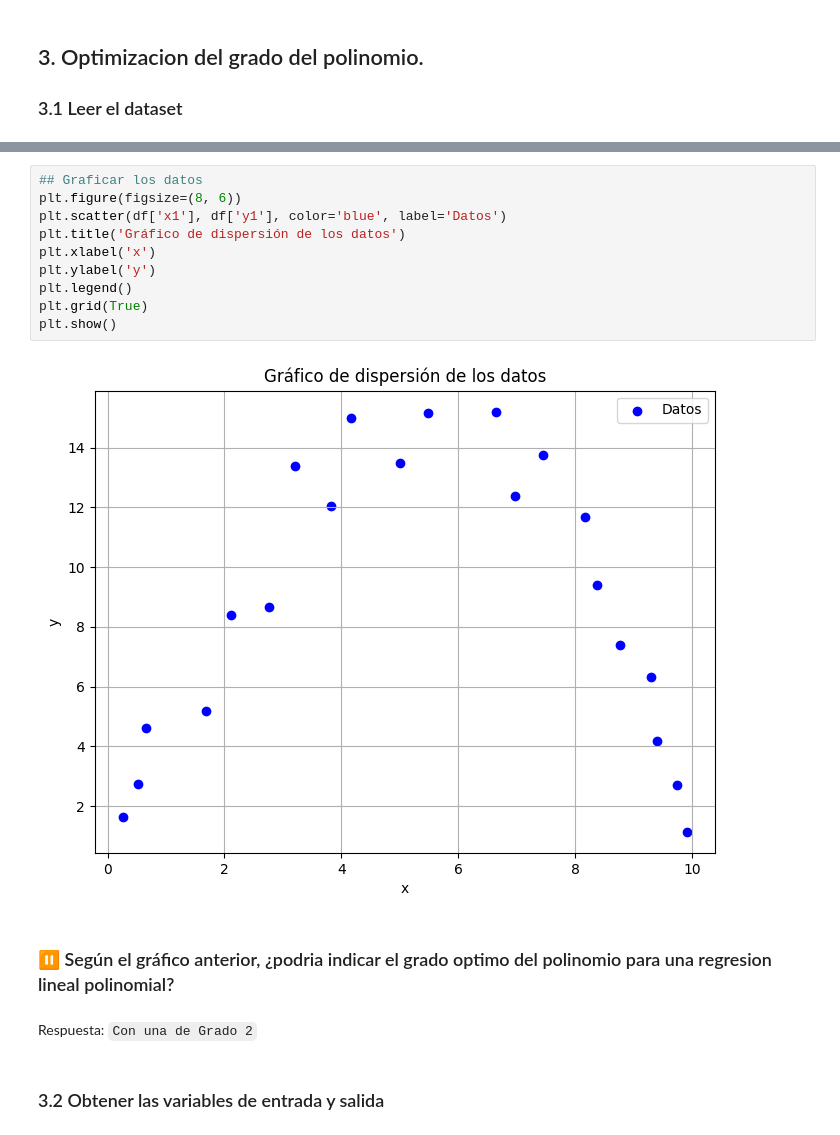
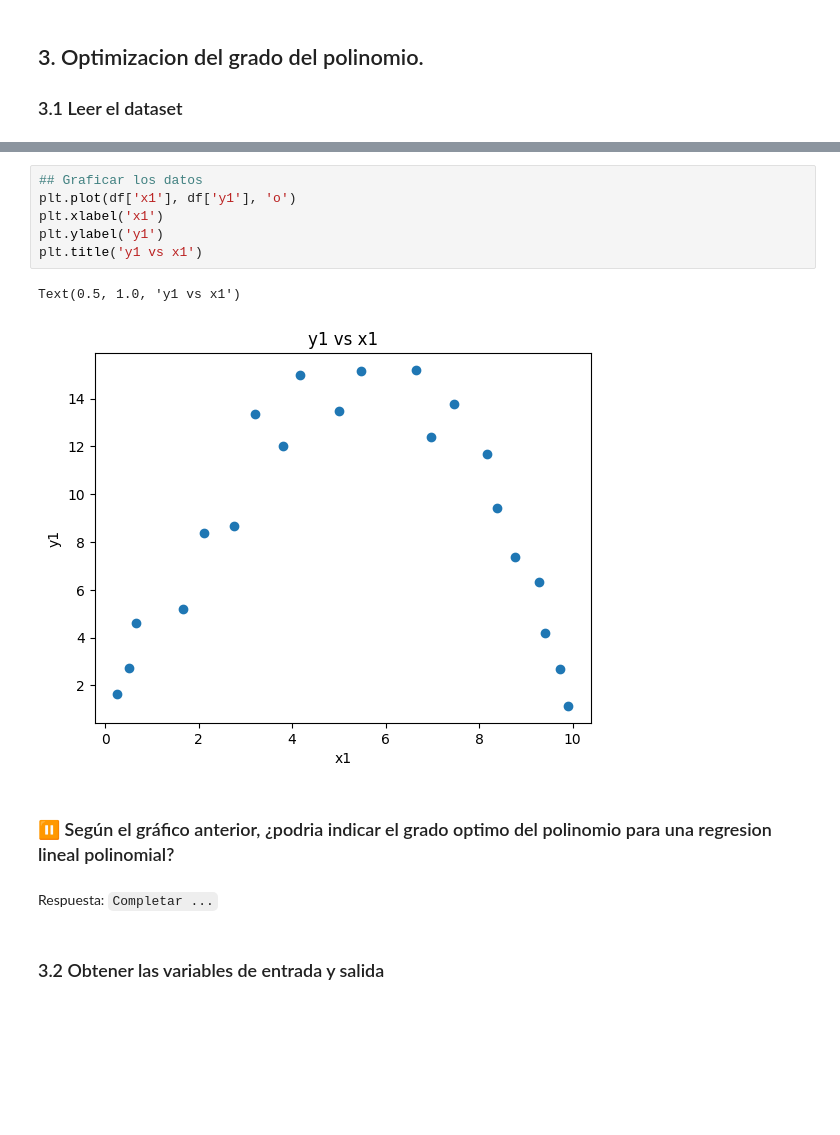
Before and after one commit to Horaciomb/Fundamentos-de-Machine-Learning, a Jupyter notebook: Clase02/actividad_1_s2.ipynb, the cells around one changed output, grey strips where cells are left out. Saved outputs shown, nothing was run; the diff lists cells and outputs as text; blank space fills up the shorter version.

```diff
--- a/Clase02/actividad_1_s2.ipynb
+++ b/Clase02/actividad_1_s2.ipynb
@@ -49,19 +37,16 @@ df
-# %%
-## Graficar los datos
-plt.figure(figsize=(8, 6))
-plt.scatter(df['x1'], df['y1'], color='blue', label='Datos')
-plt.title('Gráfico de dispersión de los datos')
-plt.xlabel('x')
-plt.ylabel('y')
-plt.legend()
-plt.grid(True)
-plt.show()
-# %% [output]
-[figure, removed]
+# %%
+## Graficar los datos
+plt.plot(df['x1'], df['y1'], 'o')
+plt.xlabel('x1')
+plt.ylabel('y1')
+plt.title('y1 vs x1')
+# %% [output]
+Text(0.5, 1.0, 'y1 vs x1')
+[figure, added]
 # %% [markdown]
 ### ⏸ Según el gráfico anterior, ¿podria indicar el grado optimo del polinomio para una regresion lineal polinomial?
-# %% [markdown]
-Respuesta: `Con una de Grado 2`
+# %% [markdown]
+Respuesta: `Completar ...`
 # %% [markdown]
 ### 3.2 Obtener las variables de entrada y salida
 # %%
```
Also changed, not shown: parts of 11 cells of this notebook, 3 other files.
